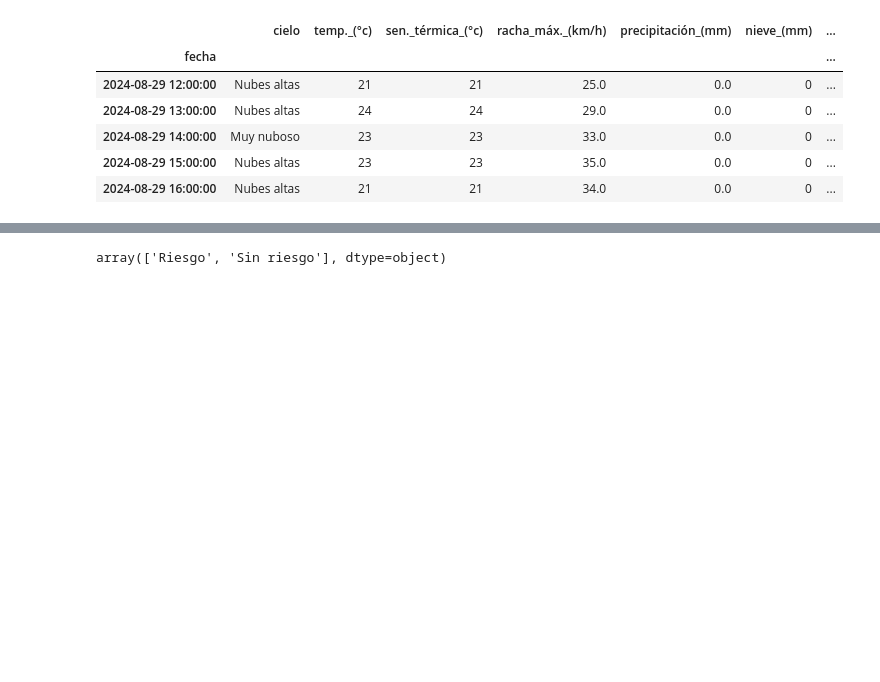
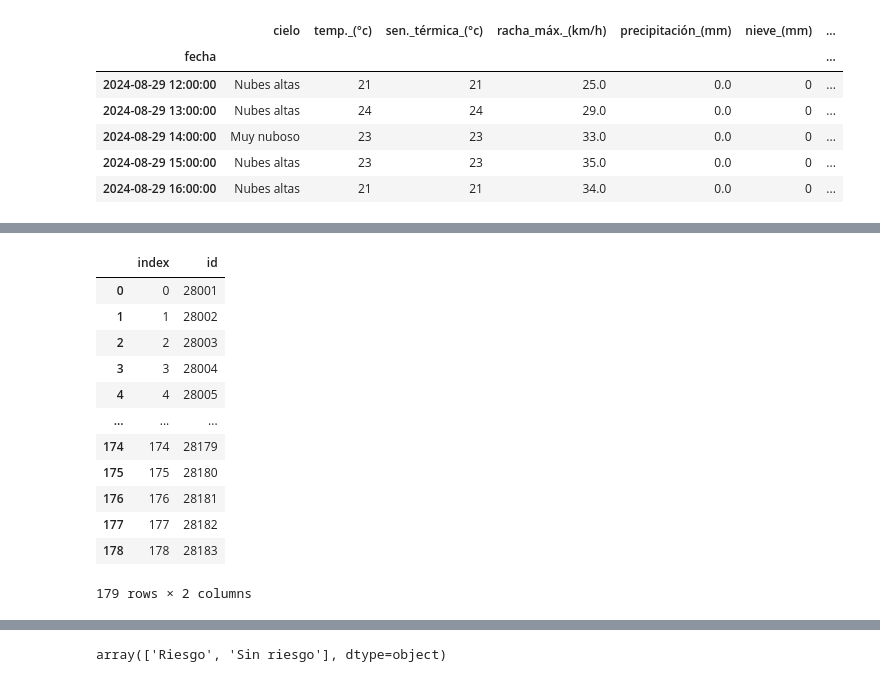
Before and after one commit to ngcarvajall/Lecci-n_3_SQL-Python, a Jupyter notebook: lab_sql_python.ipynb, the cells around one changed output, grey strips where cells are left out. Drawn from its saved outputs; the diff is of its cells as text; code cells hidden in the pictures; blank space fills up the shorter version.

```diff
--- a/lab_sql_python.ipynb
+++ b/lab_sql_python.ipynb
@@ -241,0 +260,3 @@ df_aemet.head()
+# %%
+df_de_ids = df_aemet['id'].drop_duplicates().tolist()
+df_de_ids
@@ -241,0 +303,3 @@ df_aemet.head()
+# %%
+# Eliminar el prefijo 'id' de todos los valores en la columna 'id'
+df_de_ids = df_de_ids.str.replace('id', '', regex=False).reset_index()
@@ -241,0 +334,19 @@ df_aemet.head()
+# %%
+# Eliminar el prefijo 'id' de todos los valores en la columna 'id'
+df_de_ids = df_de_ids.str.replace('id', '', regex=False).reset_index()
+# %%
+df_de_ids
+# %% [output]
+|  | index | id |
+| 0 | 0 | 28001 |
+| 1 | 1 | 28002 |
+| 2 | 2 | 28003 |
+| 3 | 3 | 28004 |
+| 4 | 4 | 28005 |
+| ... | ... | ... |
+| 174 | 174 | 28179 |
+| 175 | 175 | 28180 |
+| 176 | 176 | 28181 |
+| 177 | 177 | 28182 |
+| 178 | 178 | 28183 |
+179 rows × 2 columns
```
Also changed, not shown: parts of 33 cells of this notebook.
